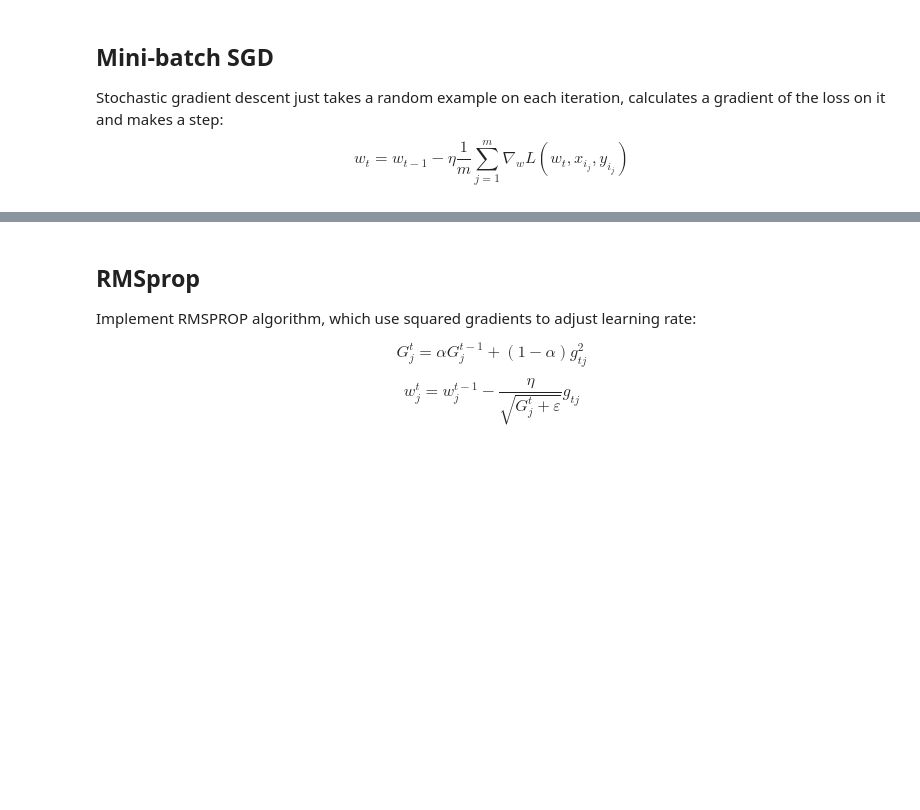
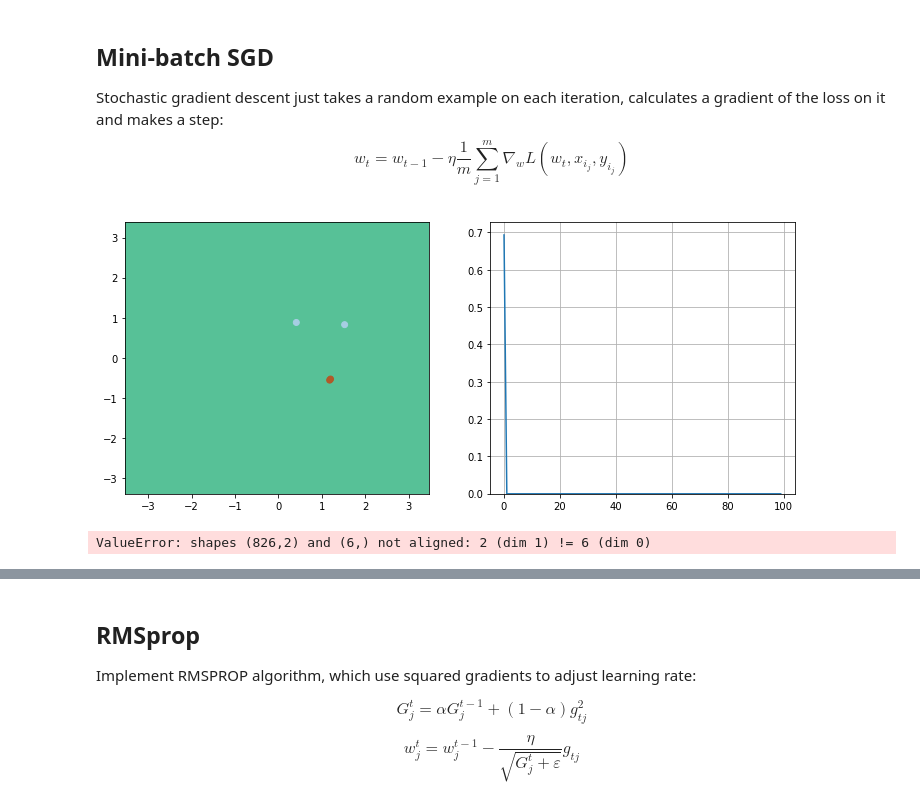
Before and after one commit to hrdipto/AI-Saturday, a Jupyter notebook: session-01/session-1.ipynb, the cells around one changed output, grey strips where cells are left out. Drawn from its saved outputs; the diff is of its cells as text; code cells hidden in the pictures; blank space fills up the shorter version.

```diff
--- a/session-01/session-1.ipynb
+++ b/session-01/session-1.ipynb
@@ -107,6 +107,8 @@ def probability(X, w):
     """
 
     # TODO:<your code here>
+    xdotw = X.dot(w)
+    return 1 / (1 + np.exp(-xdotw))
 # %%
 dummy_weights = np.linspace(-1, 1, 6)
 ans_part1 = probability(X_expanded[:1, :], dummy_weights)[0]
@@ -121,6 +125,10 @@ def compute_loss(X, y, w):
     and weight vector w [6], compute scalar loss function using formula above.
     """
     # TODO:<your code here>
+    P = probability(X, w) # is this ok?
+    m = y.shape[0]
+    L = -np.sum(y * np.log(P) + (1 - y) * np.log(1 - P)) / m
+    return L
 # %%
 # use output of this cell to fill answer field
 ans_part2 = compute_loss(X_expanded, y, dummy_weights)
@@ -142,6 +152,11 @@ def compute_grad(X, y, w):
     """
 
     # TODO<your code here>
+    m = y.shape[0]
+    P = probability(X, w)
+    loss = (P - y).reshape(m, 1)
+    delL = np.sum(loss * X, axis = 0) / m
+    return delL
 # %%
 # use output of this cell to fill answer field
 ans_part3 = np.linalg.norm(compute_grad(X_expanded, y, dummy_weights))
@@ -187,26 +206,31 @@ $$ w_t = w_{t-1} - \eta \dfrac{1}{m} \sum_{j=1}^m \nabla_w L(w_t, x_{i_j}, y_{i_
 # %%
 # please use np.random.seed(42), eta=0.1, n_iter=100 and batch_size=4 for deterministic results
 
 np.random.seed(42)
 w = np.array([0, 0, 0, 0, 0, 1])
 
 eta= 0.1 # learning rate
 
 n_iter = 100
 batch_size = 4
 loss = np.zeros(n_iter)
 plt.figure(figsize=(12, 5))
 
 for i in range(n_iter):
     ind = np.random.choice(X_expanded.shape[0], batch_size)
     loss[i] = compute_loss(X_expanded, y, w)
     if i % 10 == 0:
         visualize(X_expanded[ind, :], y[ind], w, loss)
 
     # TODO:<your code here>
+    delWL = compute_grad(X_expanded[ind, :], y[ind], w)
+    w = w - eta * delWL / y.shape[0]
 
 visualize(X, y, w, loss)
 plt.clf()
+# %% [output]
+[figure, added]
+ValueError: shapes (826,2) and (6,) not aligned: 2 (dim 1) != 6 (dim 0)
 # %%
 # use output of this cell to fill answer field
 
```
Also changed, not shown: parts of 5 cells of this notebook.
